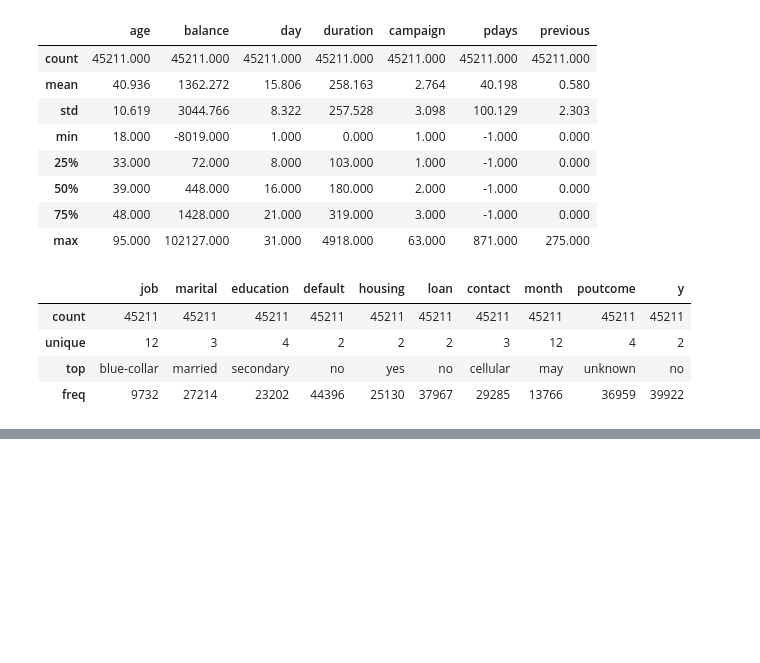
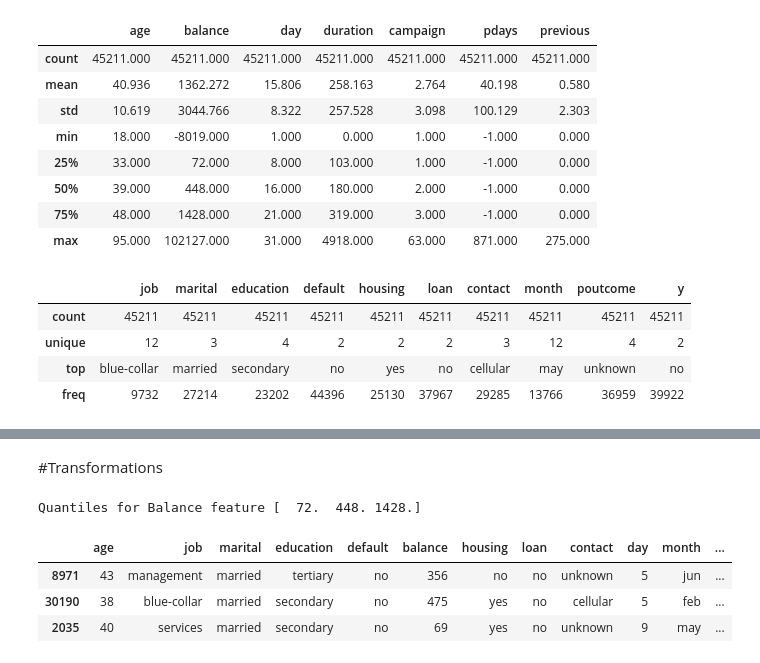
Before and after one commit to jjpal/practice_projects, a Jupyter notebook: Packt Workshops/Binary_Classification_Activity_3_01.ipynb, the cells around one changed output, grey strips where cells are left out. Saved outputs shown, nothing was run; the diff lists cells and outputs as text; code cells hidden in the pictures; blank space fills up the shorter version.

Commit message:
adding some transformations

```diff
--- a/Packt Workshops/Binary_Classification_Activity_3_01.ipynb
+++ b/Packt Workshops/Binary_Classification_Activity_3_01.ipynb
@@ -191,3 +194,22 @@ fig = px.line_3d(bank_data, x="month", y="duration",
 fig.show()
 # %% [output]
 [interactive output not drawn]
+# %% [markdown]
+#Transformations
+# %%
+# Taking the quantiles of the balance data
+print(f"Quantiles for Balance feature {np.quantile(bank_data['balance'],[0.25,0.5,0.75])}\n\n")
+
+# Creating new features for bank data based on the quantile values
+bank_data['balance_class'] = 'Quantile1'
+bank_data.loc[(bank_data['balance'] > 72) & (bank_data['balance'] < 448), 'balance_class'] = 'Quantile2'
+bank_data.loc[(bank_data['balance'] > 448) & (bank_data['balance'] < 1428), 'balance_class'] = 'Quantile3'
+bank_data.loc[bank_data['balance'] > 1428, 'balance_class'] = 'Quantile4'
+
+bank_data.sample(3)
+# %% [output]
+Quantiles for Balance feature [  72.  448. 1428.]
+|  | age | job | marital | education | default | balance | housing | loan | contact | day | month | ... |
+| 8971 | 43 | management | married | tertiary | no | 356 | no | no | unknown | 5 | jun | ... |
+| 30190 | 38 | blue-collar | married | secondary | no | 475 | yes | no | cellular | 5 | feb | ... |
+| 2035 | 40 | services | married | secondary | no | 69 | yes | no | unknown | 9 | may | ... |
```
Also changed, not shown: parts of 11 cells of this notebook.
